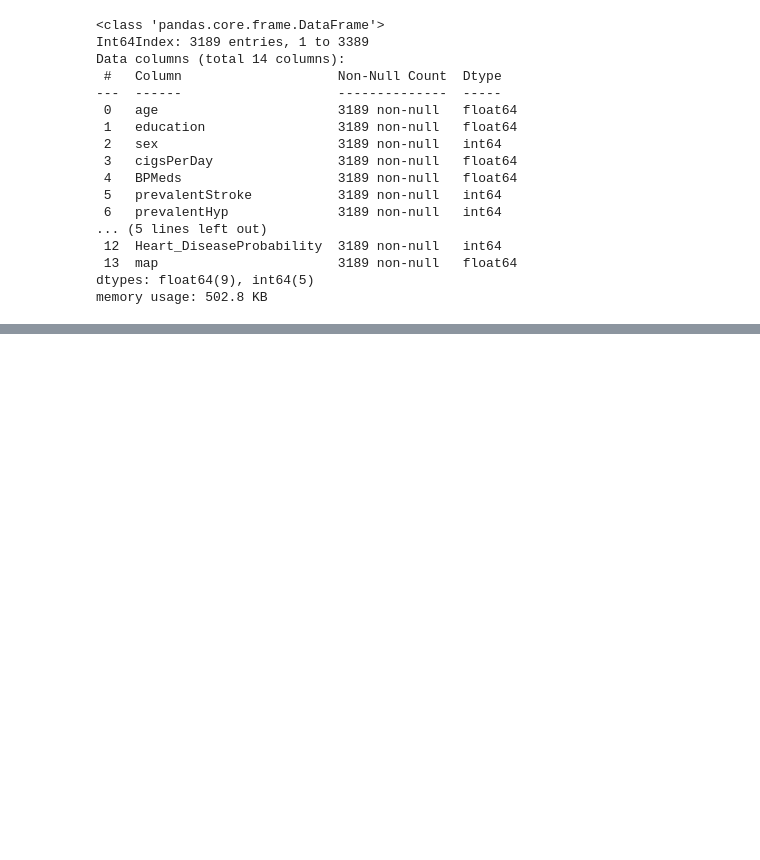
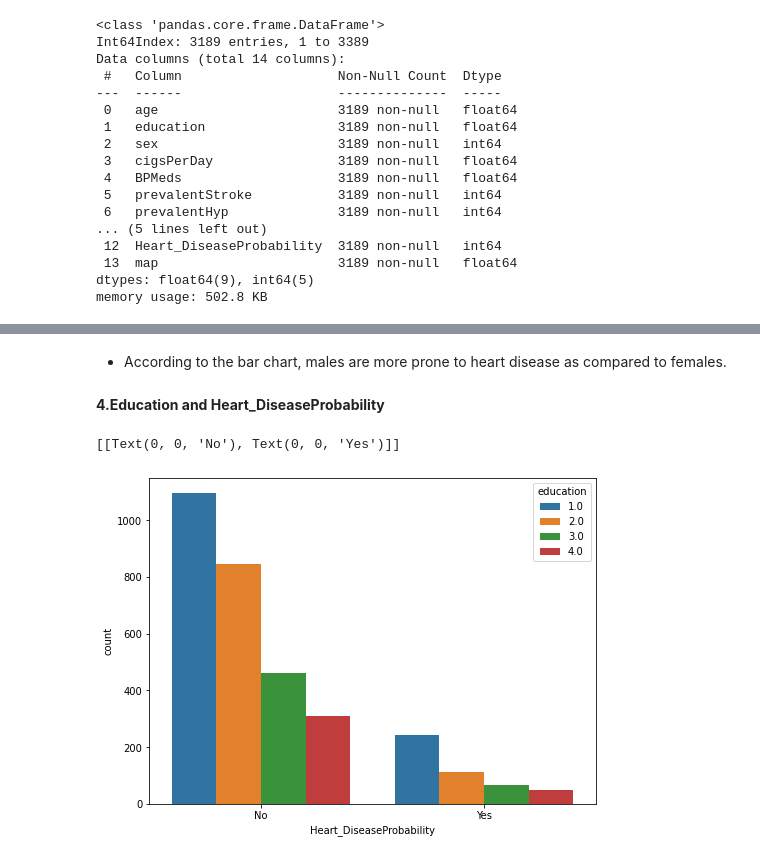
Before and after one commit to sujit-kumar-singh-9115/Capstone-Classification-Project---Cardiovascular-Risk-Prediction, a Jupyter notebook: Capstone(Classification)_Project_Cardiovascular_Risk_Prediction.ipynb, the cells around one changed output, grey strips where cells are left out. Cells and saved outputs as stored; diff of their text form; code cells hidden in the pictures; blank space fills up the shorter version.

```diff
--- a/Capstone(Classification)_Project_Cardiovascular_Risk_Prediction.ipynb
+++ b/Capstone(Classification)_Project_Cardiovascular_Risk_Prediction.ipynb
@@ -556,0 +596,12 @@ memory usage: 502.8 KB
+# %% [markdown]
+* According to the bar chart, males are more prone to heart disease as compared to females.
+# %% [markdown]
+**4.Education and Heart_DiseaseProbability**
+# %%
+# count plot of education levels people having diseases
+plt.figure(figsize=(8,6))
+ax=sns.countplot(x ='Heart_DiseaseProbability', hue ='education', data = df_cardiovascular)
+ax.set(xticklabels = (['No','Yes']))
+# %% [output]
+[[Text(0, 0, 'No'), Text(0, 0, 'Yes')]]
+[figure, added]
```
Also changed, not shown: parts of 21 cells of this notebook.
